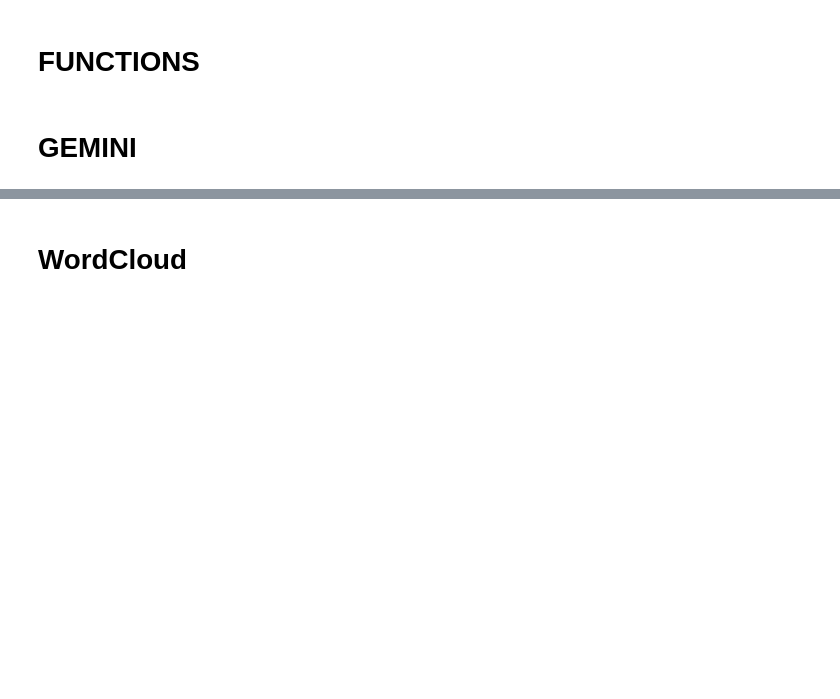
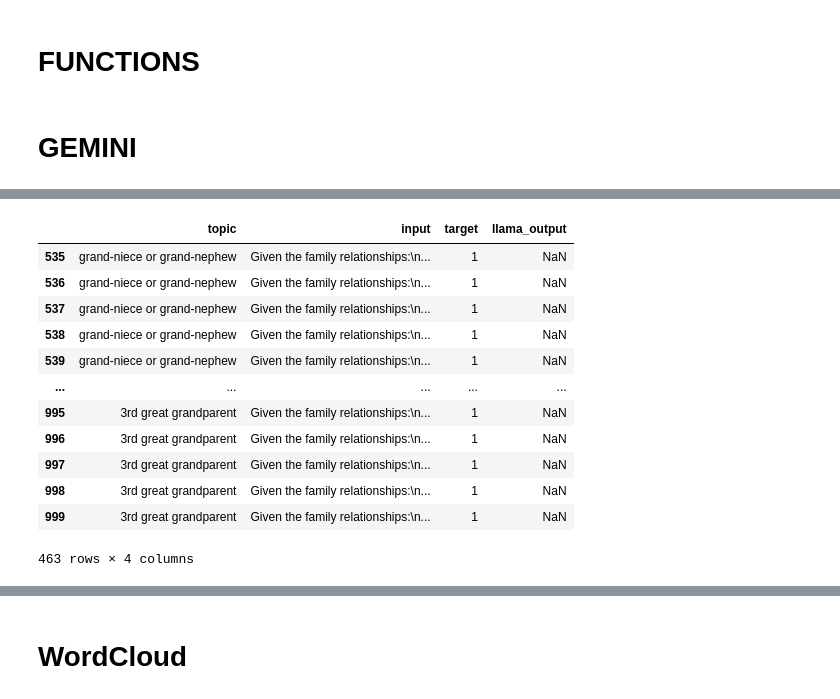
Before and after one commit to ezishr/Undergraduate-Research, a Jupyter notebook: Check points/Farel-Bench/Farel_Bench.ipynb, the cells around one changed output, grey strips where cells are left out. Drawn from its saved outputs; the diff is of its cells as text; code cells hidden in the pictures; blank space fills up the shorter version.

```diff
--- a/Check points/Farel-Bench/Farel_Bench.ipynb
+++ b/Check points/Farel-Bench/Farel_Bench.ipynb
@@ -244,0 +229,2 @@ memory usage: 31.4+ KB
+# %%
+groq_farel_bench = pd.read_csv('groq_farel_bench_not_done.csv')
@@ -244,0 +247,16 @@ memory usage: 31.4+ KB
+# %%
+groq_farel_bench[groq_farel_bench['llama_output'].isnull()]
+# %% [output]
+|  | topic | input | target | llama_output |
+| 535 | grand-niece or grand-nephew | Given the family relationships:\n... | 1 | NaN |
+| 536 | grand-niece or grand-nephew | Given the family relationships:\n... | 1 | NaN |
+| 537 | grand-niece or grand-nephew | Given the family relationships:\n... | 1 | NaN |
+| 538 | grand-niece or grand-nephew | Given the family relationships:\n... | 1 | NaN |
+| 539 | grand-niece or grand-nephew | Given the family relationships:\n... | 1 | NaN |
+| ... | ... | ... | ... | ... |
+| 995 | 3rd great grandparent | Given the family relationships:\n... | 1 | NaN |
+| 996 | 3rd great grandparent | Given the family relationships:\n... | 1 | NaN |
+| 997 | 3rd great grandparent | Given the family relationships:\n... | 1 | NaN |
+| 998 | 3rd great grandparent | Given the family relationships:\n... | 1 | NaN |
+| 999 | 3rd great grandparent | Given the family relationships:\n... | 1 | NaN |
+463 rows × 4 columns
```
Also changed, not shown: parts of 14 cells of this notebook, 9 other files.
